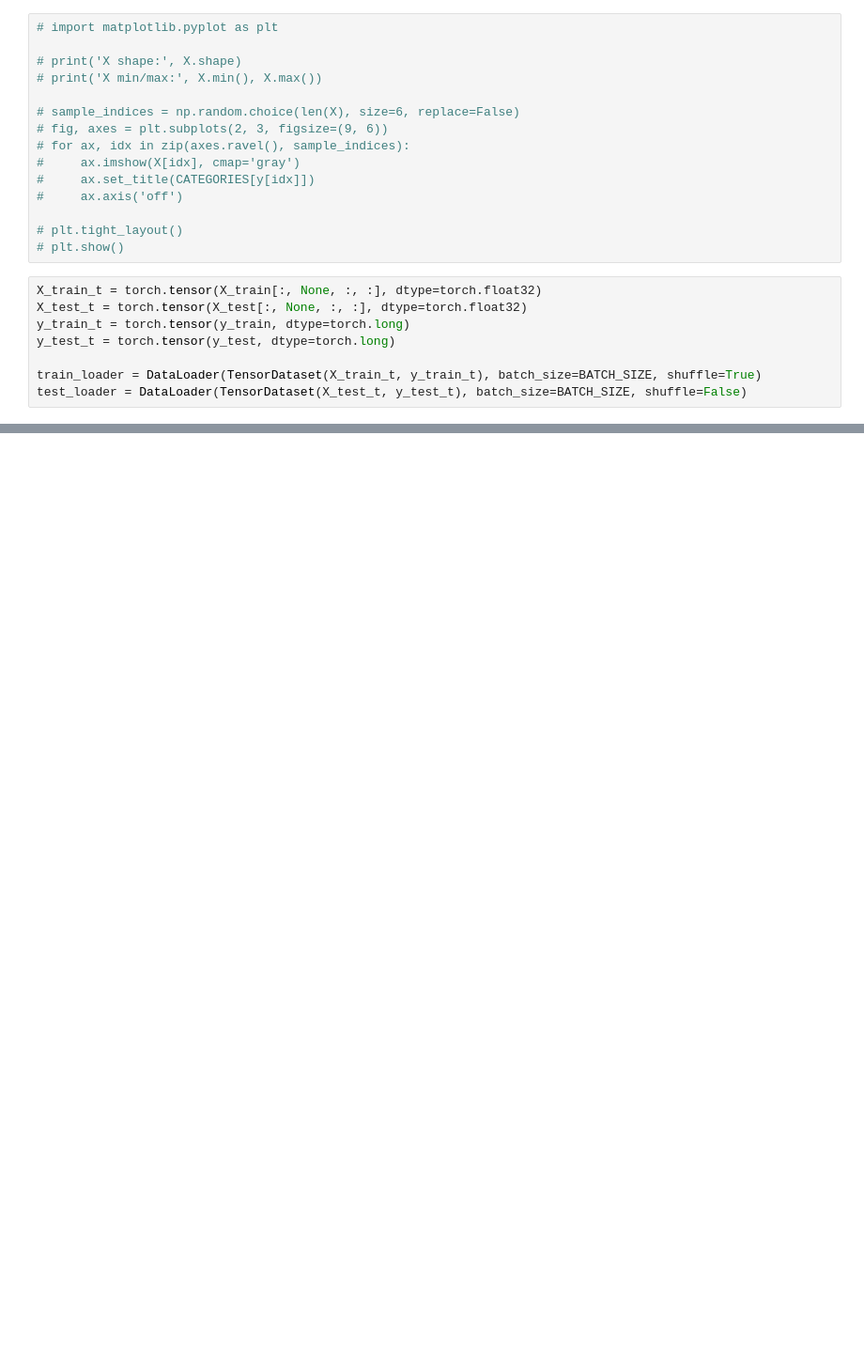
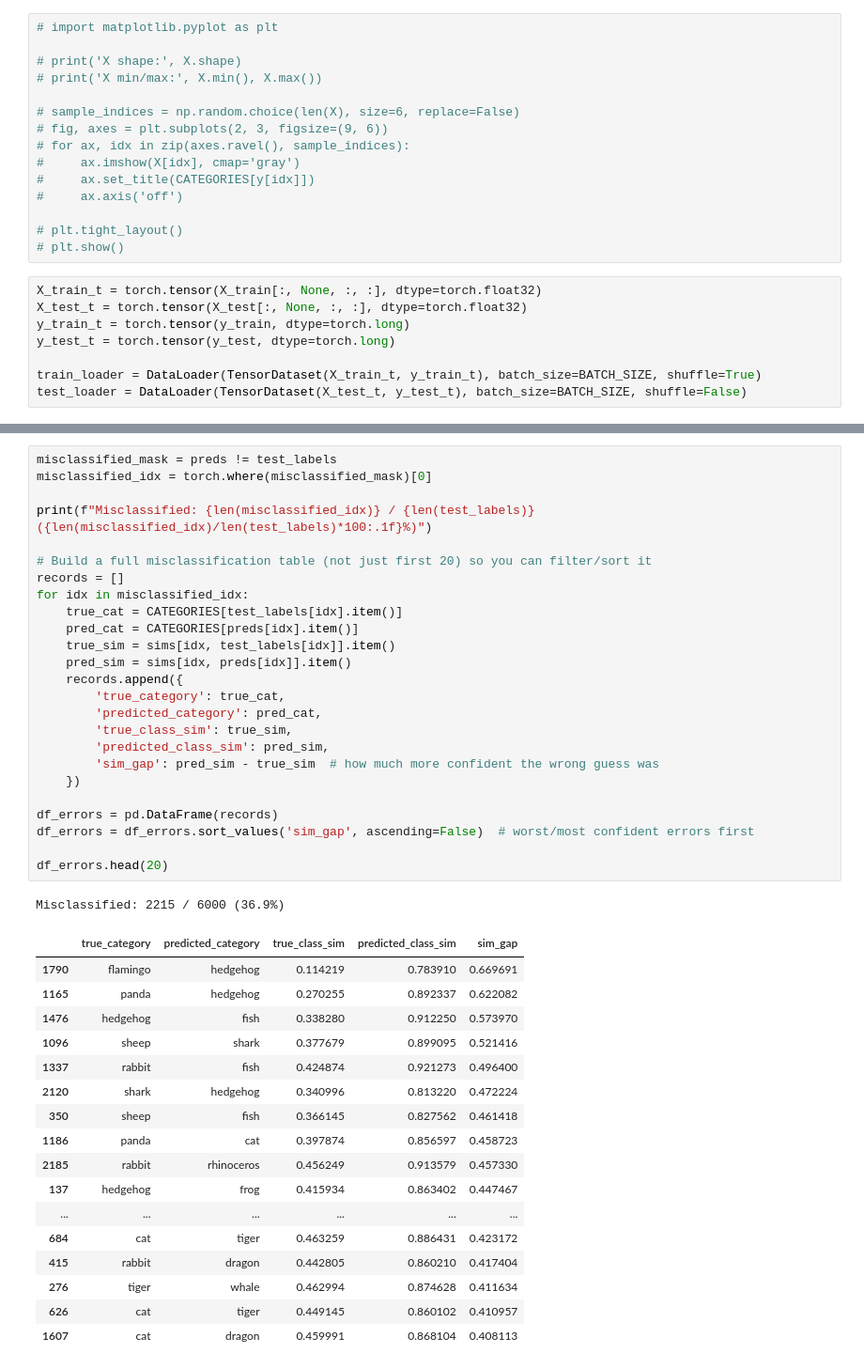
Before and after one commit to acmucsd-projects/su26-ai-team-3, a Jupyter notebook: baselines/simplecnn/animals.ipynb, the cells around one changed output, grey strips where cells are left out. Shown at 94% size. Cells and saved outputs as stored; diff of their text form; blank space fills up the shorter version.

```diff
--- a/baselines/simplecnn/animals.ipynb
+++ b/baselines/simplecnn/animals.ipynb
@@ -438,0 +477,44 @@ plt.show()
+# %%
+misclassified_mask = preds != test_labels
+misclassified_idx = torch.where(misclassified_mask)[0]
+
+print(f"Misclassified: {len(misclassified_idx)} / {len(test_labels)} ({len(misclassified_idx)/len(test_labels)*100:.1f}%)")
+
+# Build a full misclassification table (not just first 20) so you can filter/sort it
+records = []
+for idx in misclassified_idx:
+    true_cat = CATEGORIES[test_labels[idx].item()]
+    pred_cat = CATEGORIES[preds[idx].item()]
+    true_sim = sims[idx, test_labels[idx]].item()
+    pred_sim = sims[idx, preds[idx]].item()
+    records.append({
+        'true_category': true_cat,
+        'predicted_category': pred_cat,
+        'true_class_sim': true_sim,
+        'predicted_class_sim': pred_sim,
+        'sim_gap': pred_sim - true_sim  # how much more confident the wrong guess was
+    })
+
+df_errors = pd.DataFrame(records)
+df_errors = df_errors.sort_values('sim_gap', ascending=False)  # worst/most confident errors first
+
+df_errors.head(20)
+# %% [output]
+Misclassified: 2215 / 6000 (36.9%)
+|  | true_category | predicted_category | true_class_sim | predicted_class_sim | sim_gap |
+| 1790 | flamingo | hedgehog | 0.114219 | 0.783910 | 0.669691 |
+| 1165 | panda | hedgehog | 0.270255 | 0.892337 | 0.622082 |
+| 1476 | hedgehog | fish | 0.338280 | 0.912250 | 0.573970 |
+| 1096 | sheep | shark | 0.377679 | 0.899095 | 0.521416 |
+| 1337 | rabbit | fish | 0.424874 | 0.921273 | 0.496400 |
+| 2120 | shark | hedgehog | 0.340996 | 0.813220 | 0.472224 |
+| 350 | sheep | fish | 0.366145 | 0.827562 | 0.461418 |
+| 1186 | panda | cat | 0.397874 | 0.856597 | 0.458723 |
+| 2185 | rabbit | rhinoceros | 0.456249 | 0.913579 | 0.457330 |
+| 137 | hedgehog | frog | 0.415934 | 0.863402 | 0.447467 |
+| ... | ... | ... | ... | ... | ... |
+| 684 | cat | tiger | 0.463259 | 0.886431 | 0.423172 |
+| 415 | rabbit | dragon | 0.442805 | 0.860210 | 0.417404 |
+| 276 | tiger | whale | 0.462994 | 0.874628 | 0.411634 |
+| 626 | cat | tiger | 0.449145 | 0.860102 | 0.410957 |
+| 1607 | cat | dragon | 0.459991 | 0.868104 | 0.408113 |
```
Also changed, not shown: parts of 16 cells of this notebook, 3 other files.
